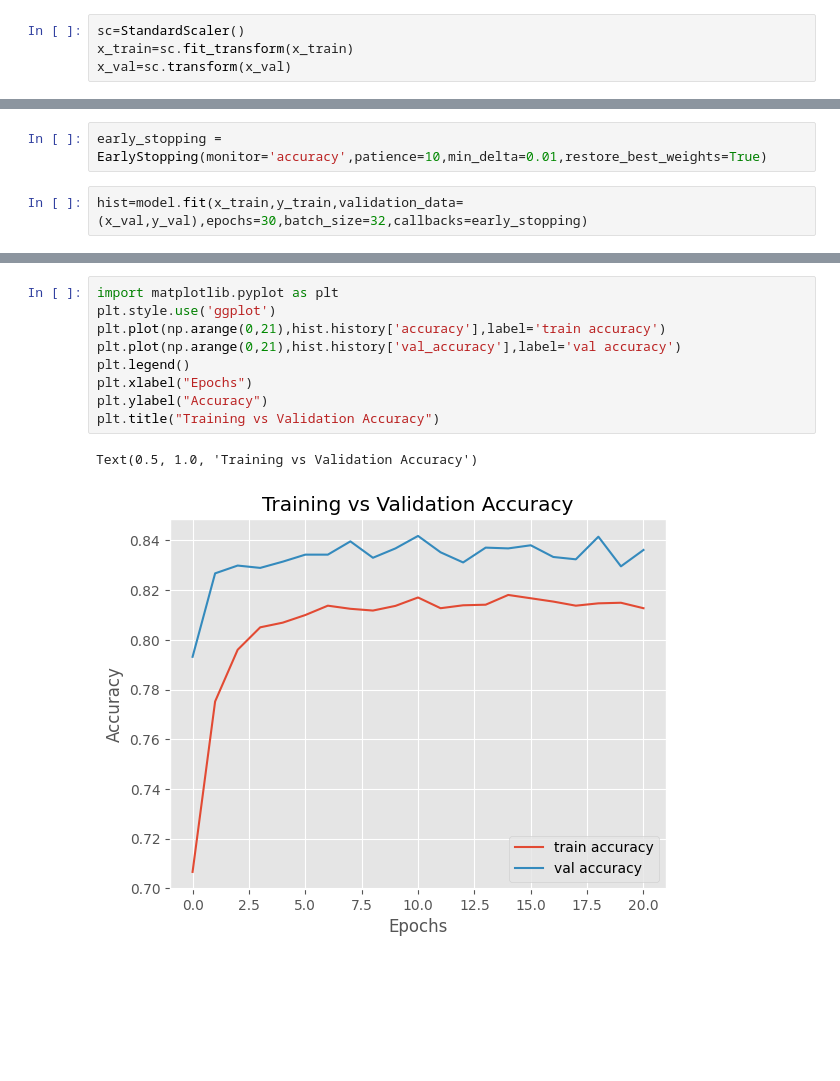
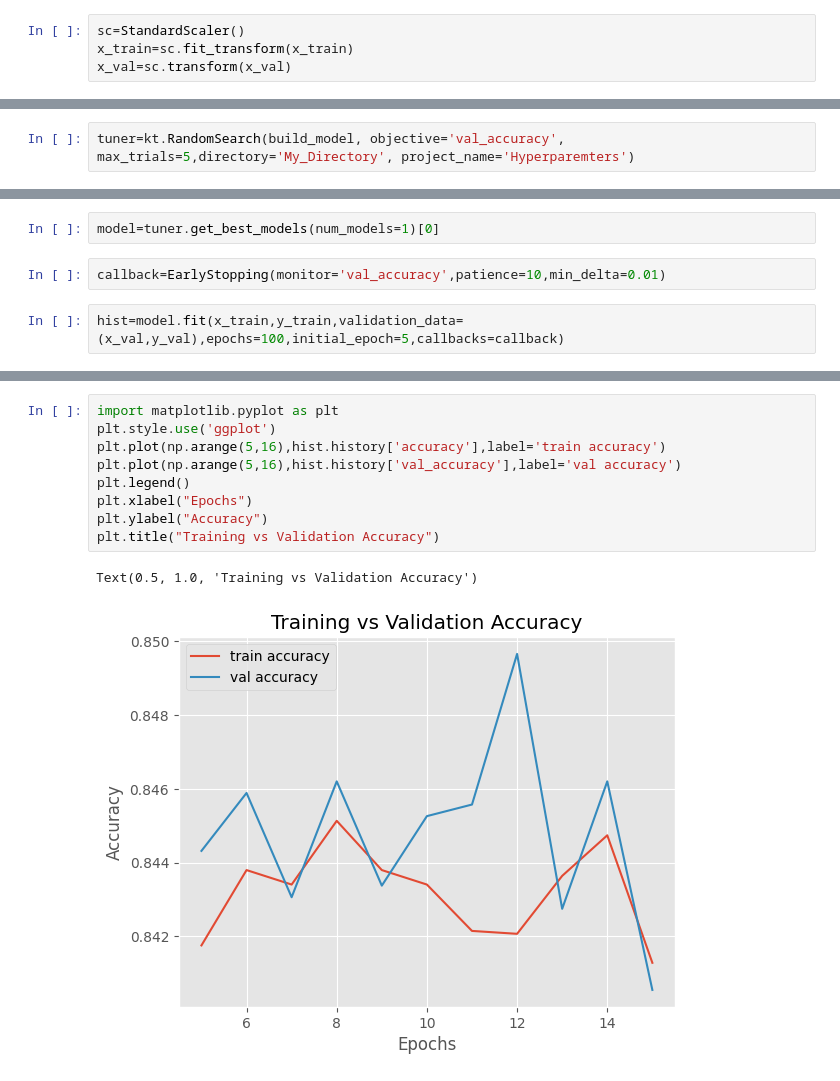
Before and after one commit to darshan12hs/Customer_Churn_DNN, a Jupyter notebook: Customer_Churn_DNN.ipynb, the cells around one changed output, grey strips where cells are left out. Drawn from its saved outputs; the diff is of its cells as text; blank space fills up the shorter version.

```diff
--- a/Customer_Churn_DNN.ipynb
+++ b/Customer_Churn_DNN.ipynb
@@ -175,0 +173,2 @@ model.compile(optimizer='adam', loss='binary_crossentropy', metrics='accuracy')
+# %%
+tuner=kt.RandomSearch(build_model, objective='val_accuracy', max_trials=5,directory='My_Directory', project_name='Hyperparemters')
@@ -176,5 +187,7 @@ model.compile(optimizer='adam', loss='binary_crossentropy', metrics='accuracy')
+# %%
+model=tuner.get_best_models(num_models=1)[0]
 # %%
-early_stopping = EarlyStopping(monitor='accuracy',patience=10,min_delta=0.01,restore_best_weights=True)
+callback=EarlyStopping(monitor='val_accuracy',patience=10,min_delta=0.01)
 # %%
-hist=model.fit(x_train,y_train,validation_data=(x_val,y_val),epochs=30,batch_size=32,callbacks=early_stopping)
+hist=model.fit(x_train,y_train,validation_data=(x_val,y_val),epochs=100,initial_epoch=5,callbacks=callback)
 # %% [output]
@@ -198,13 +211,13 @@ Epoch 21/30
 # %%
 import matplotlib.pyplot as plt
 plt.style.use('ggplot')
-plt.plot(np.arange(0,21),hist.history['accuracy'],label='train accuracy')
-plt.plot(np.arange(0,21),hist.history['val_accuracy'],label='val accuracy')
+plt.plot(np.arange(5,16),hist.history['accuracy'],label='train accuracy')
+plt.plot(np.arange(5,16),hist.history['val_accuracy'],label='val accuracy')
 plt.legend()
 plt.xlabel("Epochs")
 plt.ylabel("Accuracy")
 plt.title("Training vs Validation Accuracy")
 # %% [output]
 Text(0.5, 1.0, 'Training vs Validation Accuracy')
-[figure, old version]
+[figure, new version]
 # %%
```
Also changed, not shown: parts of 19 cells of this notebook.
